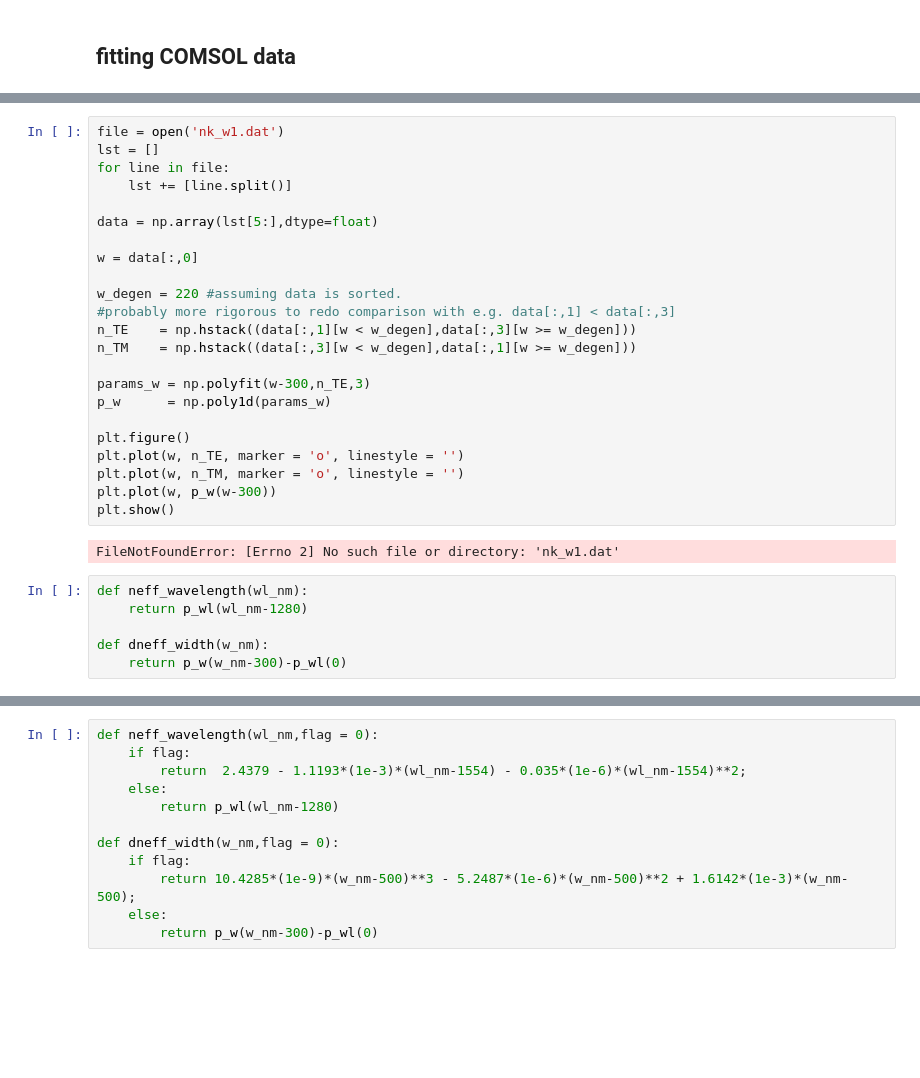
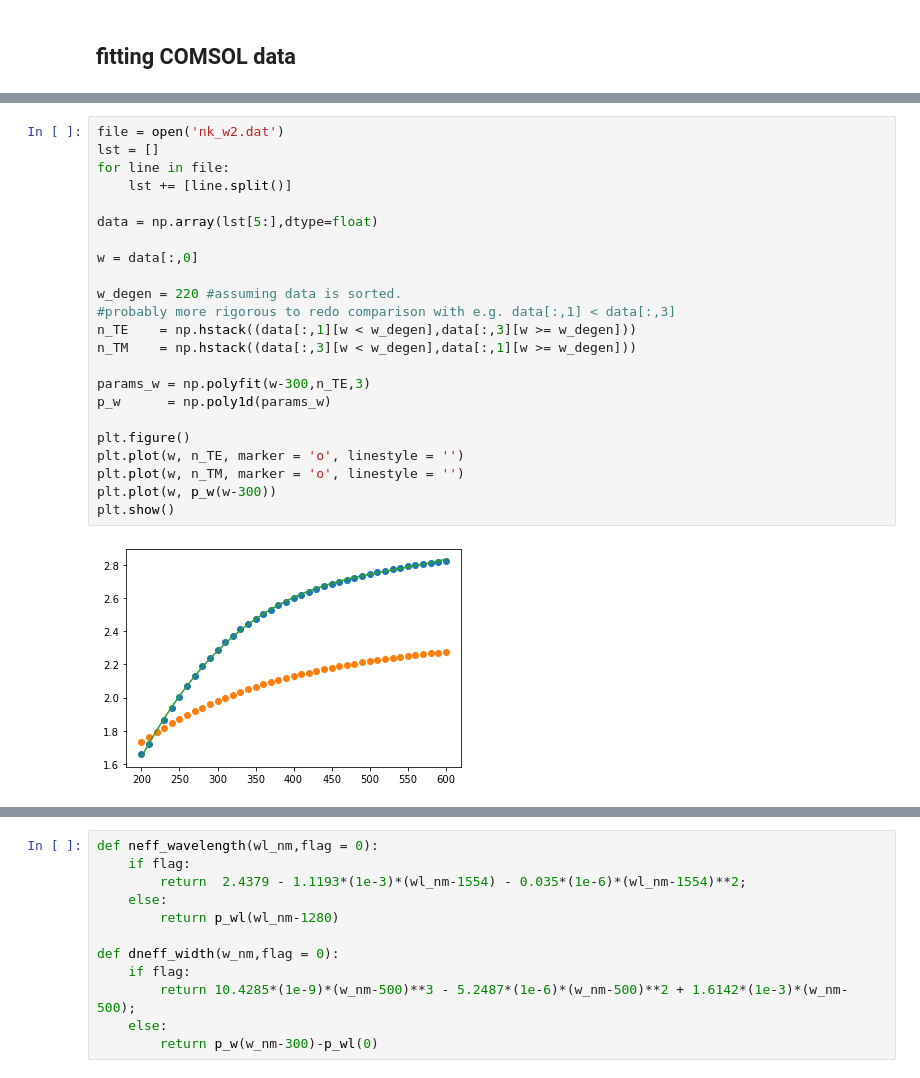
Before and after one commit to polnops/mode_overlap, a Jupyter notebook: transfer_matrix.ipynb, the cells around one changed output, grey strips where cells are left out. Cells and saved outputs as stored; diff of their text form; blank space fills up the shorter version.

```diff
--- a/transfer_matrix.ipynb
+++ b/transfer_matrix.ipynb
@@ -139,34 +136,28 @@ FileNotFoundError: [Errno 2] No such file or directory: 'nk_wl1.dat'
 # %%
-file = open('nk_w1.dat')
+file = open('nk_w2.dat')
 lst = []
 for line in file:
     lst += [line.split()]
 
 data = np.array(lst[5:],dtype=float)
 
 w = data[:,0]
 
 w_degen = 220 #assuming data is sorted.
 #probably more rigorous to redo comparison with e.g. data[:,1] < data[:,3]
 n_TE    = np.hstack((data[:,1][w < w_degen],data[:,3][w >= w_degen]))
 n_TM    = np.hstack((data[:,3][w < w_degen],data[:,1][w >= w_degen]))
 
 params_w = np.polyfit(w-300,n_TE,3)
 p_w      = np.poly1d(params_w)
 
 plt.figure()
 plt.plot(w, n_TE, marker = 'o', linestyle = '')
 plt.plot(w, n_TM, marker = 'o', linestyle = '')
 plt.plot(w, p_w(w-300))
 plt.show()
 # %% [output]
-FileNotFoundError: [Errno 2] No such file or directory: 'nk_w1.dat'
+[figure, added]
-# %%
-def neff_wavelength(wl_nm):
-    return p_wl(wl_nm-1280)
-
-def dneff_width(w_nm):
-    return p_w(w_nm-300)-p_wl(0)
 # %%
 # def gratingReflectivity():
 #     '''This is used to plot the reflection/transmission spectrum.'''
```
Also changed, not shown: parts of 7 cells of this notebook.
